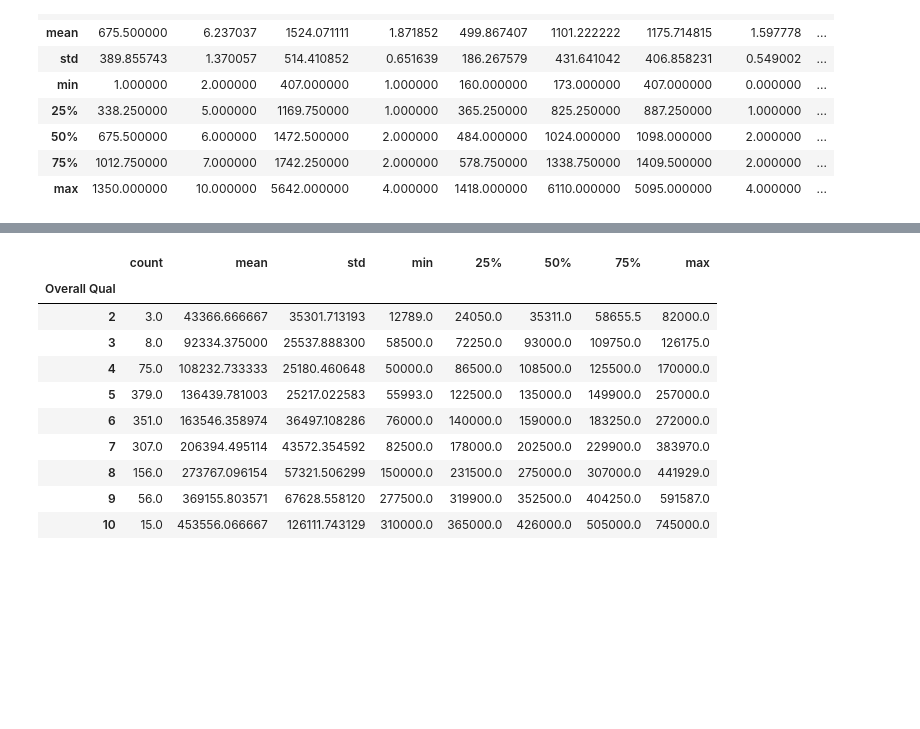
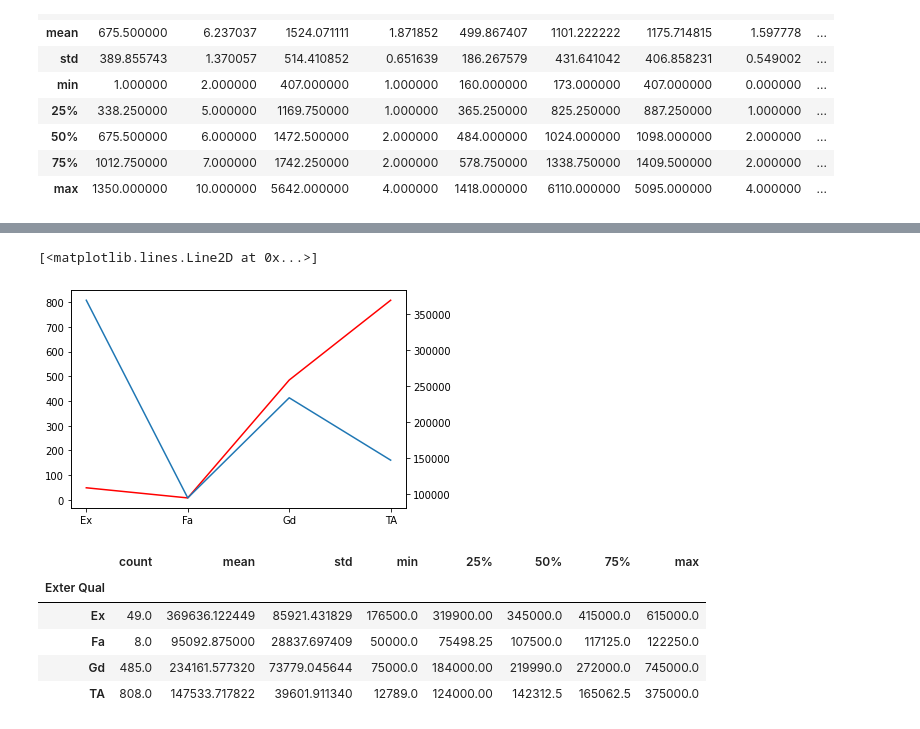
Before and after one commit to ggpp200/corap, a Jupyter notebook: house.ipynb, the cells around one changed output, grey strips where cells are left out. Drawn from its saved outputs; the diff is of its cells as text; code cells hidden in the pictures; blank space fills up the shorter version.

```diff
--- a/house.ipynb
+++ b/house.ipynb
@@ -198,14 +327,17 @@ memory usage: 147.8+ KB
+# %%
+plt.plot(train.groupby("Exter Qual")['target'].describe()["count"], color='red')
+plt.twinx()
+plt.plot(train.groupby("Exter Qual")['target'].describe()["mean"])
+#외관 재료 품질
+# %% [output]
+[<matplotlib.lines.Line2D at 0x...>]
+[figure, added]
 # %%
-train.groupby('Overall Qual')['target'].describe()
+train.groupby("Exter Qual")['target'].describe()
 # %% [output]
 |  | count | mean | std | min | 25% | 50% | 75% | max |
-| Overall Qual |  |  |  |  |  |  |  |  |
-| 2 | 3.0 | 43366.666667 | 35301.713193 | 12789.0 | 24050.0 | 35311.0 | 58655.5 | 82000.0 |
-| 3 | 8.0 | 92334.375000 | 25537.888300 | 58500.0 | 72250.0 | 93000.0 | 109750.0 | 126175.0 |
-| 4 | 75.0 | 108232.733333 | 25180.460648 | 50000.0 | 86500.0 | 108500.0 | 125500.0 | 170000.0 |
-| 5 | 379.0 | 136439.781003 | 25217.022583 | 55993.0 | 122500.0 | 135000.0 | 149900.0 | 257000.0 |
-| 6 | 351.0 | 163546.358974 | 36497.108286 | 76000.0 | 140000.0 | 159000.0 | 183250.0 | 272000.0 |
-| 7 | 307.0 | 206394.495114 | 43572.354592 | 82500.0 | 178000.0 | 202500.0 | 229900.0 | 383970.0 |
-| 8 | 156.0 | 273767.096154 | 57321.506299 | 150000.0 | 231500.0 | 275000.0 | 307000.0 | 441929.0 |
-| 9 | 56.0 | 369155.803571 | 67628.558120 | 277500.0 | 319900.0 | 352500.0 | 404250.0 | 591587.0 |
-| 10 | 15.0 | 453556.066667 | 126111.743129 | 310000.0 | 365000.0 | 426000.0 | 505000.0 | 745000.0 |
+| Exter Qual |  |  |  |  |  |  |  |  |
+| Ex | 49.0 | 369636.122449 | 85921.431829 | 176500.0 | 319900.00 | 345000.0 | 415000.0 | 615000.0 |
+| Fa | 8.0 | 95092.875000 | 28837.697409 | 50000.0 | 75498.25 | 107500.0 | 117125.0 | 122250.0 |
+| Gd | 485.0 | 234161.577320 | 73779.045644 | 75000.0 | 184000.00 | 219990.0 | 272000.0 | 745000.0 |
+| TA | 808.0 | 147533.717822 | 39601.911340 | 12789.0 | 124000.00 | 142312.5 | 165062.5 | 375000.0 |
```
Also changed, not shown: parts of 25 cells of this notebook.
